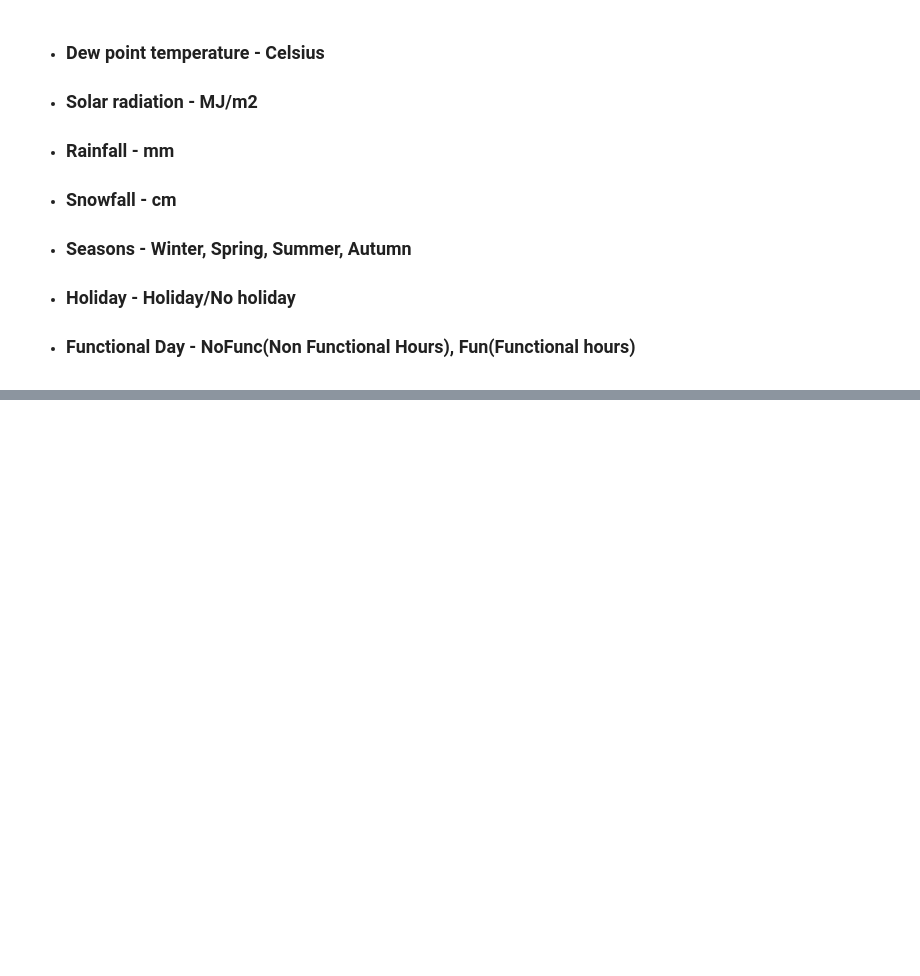
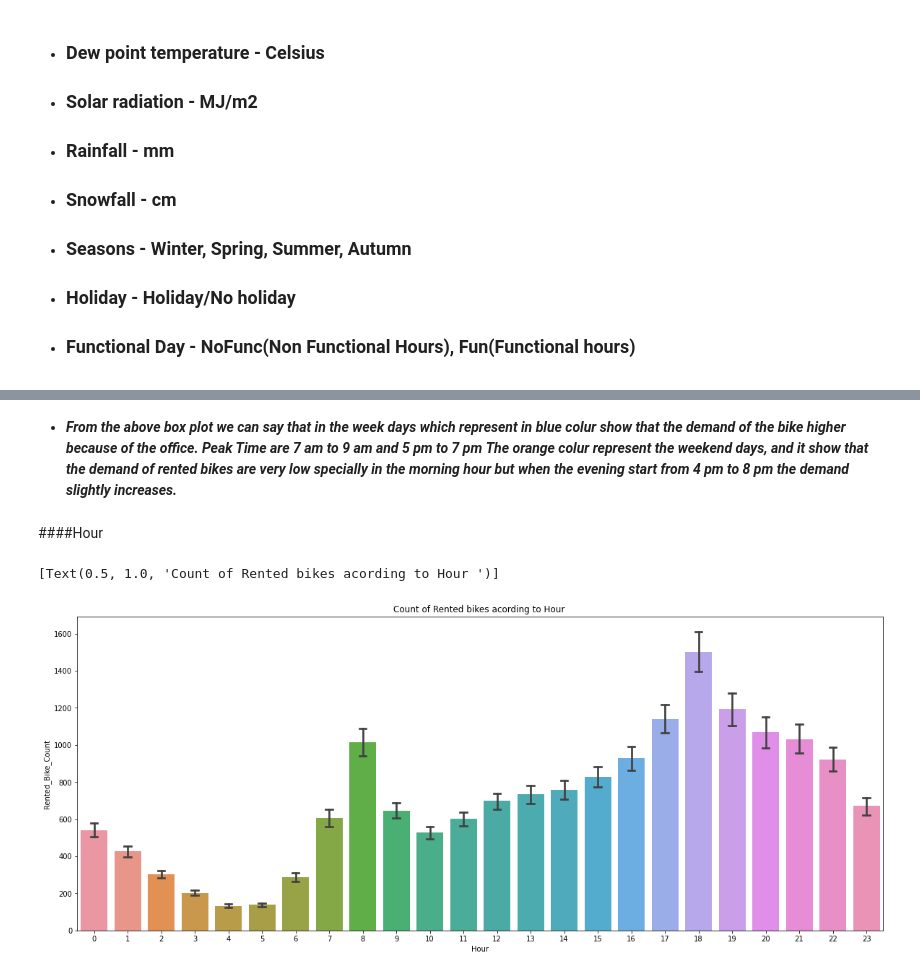
Before and after one commit to Akashjaiswall/Bike-sharing-demand-predictions, a Jupyter notebook: Bike_Sharing_Demand_Prediction_Capstone_Project.ipynb, the cells around one changed output, grey strips where cells are left out. Drawn from its saved outputs; the diff is of its cells as text; code cells hidden in the pictures; blank space fills up the shorter version.

```diff
--- a/Bike_Sharing_Demand_Prediction_Capstone_Project.ipynb
+++ b/Bike_Sharing_Demand_Prediction_Capstone_Project.ipynb
@@ -30,0 +352,14 @@
+# %% [markdown]
+* ***From the above box plot we can say that in the week days which represent in blue colur show that the demand of the bike higher because of the office.***
+***Peak Time are 7 am to 9 am and 5 pm to 7 pm***
+***The orange colur represent the weekend days, and it show that the demand of rented bikes are very low specially in the morning hour but when the evening start from 4 pm to 8 pm the demand slightly increases.***
+# %% [markdown]
+####Hour
+# %%
+#anlysis of data by vizualisation
+fig,ax=plt.subplots(figsize=(20,8))
+sns.barplot(data=bike_df,x='Hour',y='Rented_Bike_Count',ax=ax,capsize=.2)
+ax.set(title='Count of Rented bikes acording to Hour ')
+# %% [output]
+[Text(0.5, 1.0, 'Count of Rented bikes acording to Hour ')]
+[figure, added]
```
Also changed, not shown: parts of 91 cells of this notebook.
